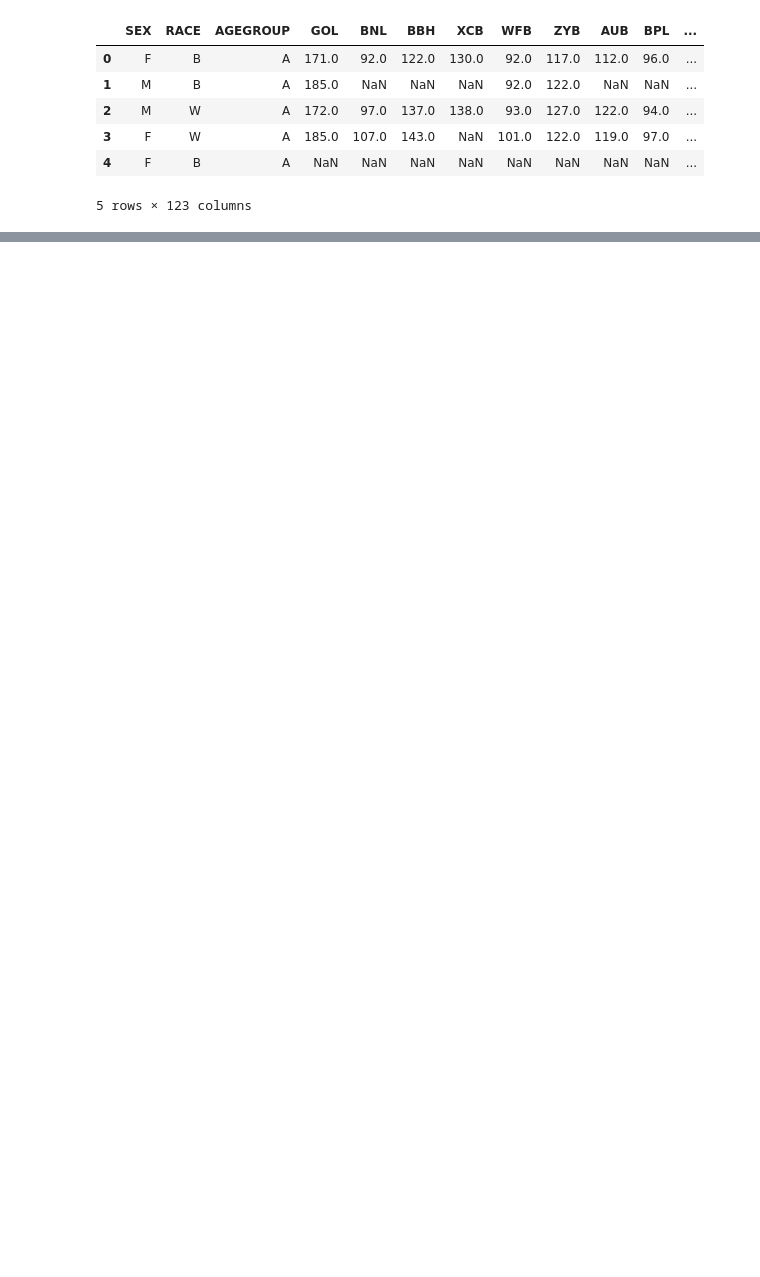
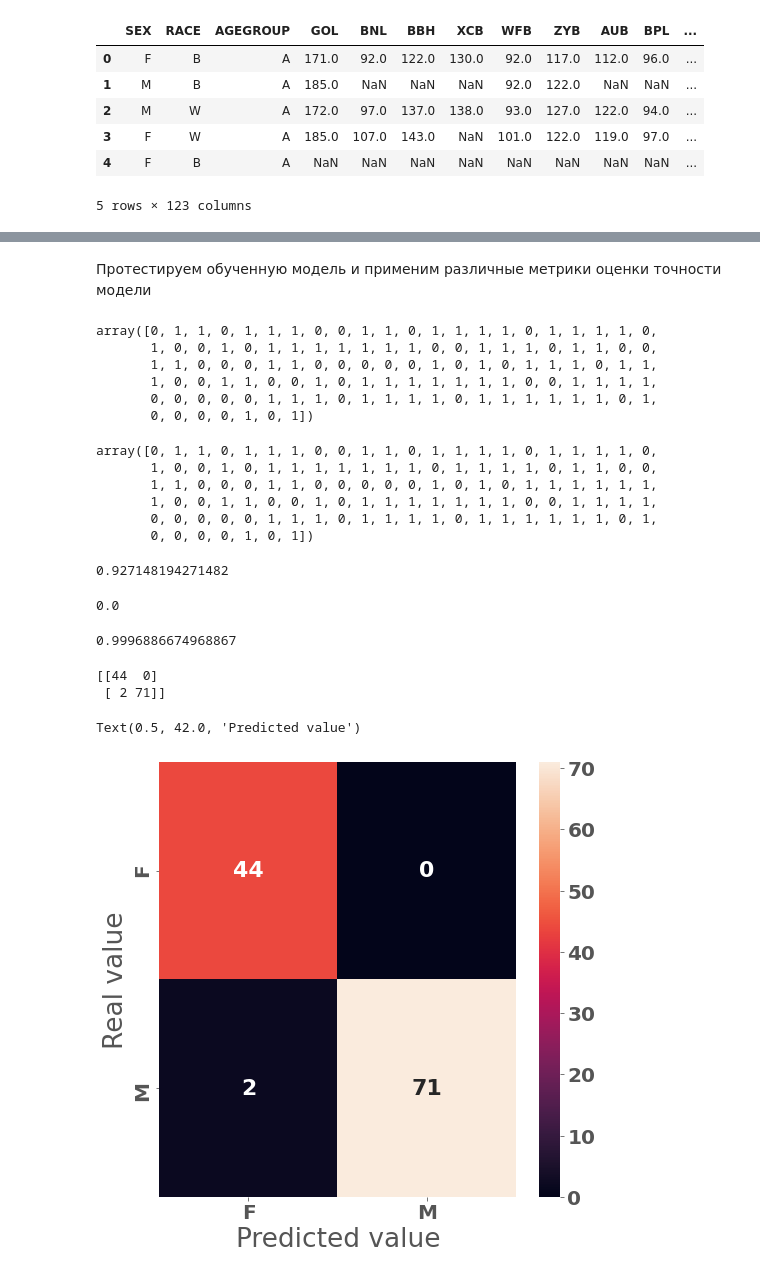
Before and after one commit to alexmal2804/hwds, a Jupyter notebook: course_project_1.ipynb, the cells around one changed output, grey strips where cells are left out. Saved outputs shown, nothing was run; the diff lists cells and outputs as text; code cells hidden in the pictures; blank space fills up the shorter version.

```diff
--- a/course_project_1.ipynb
+++ b/course_project_1.ipynb
@@ -70,0 +361,58 @@ df.head()
+# %% [markdown]
+Протестируем обученную модель и применим различные метрики оценки точности модели
+# %%
+# Выполним предсказание на тестовом наборе данных
+preds_logistic = gs_logistic.predict(X_test)
+preds_logistic
+# %% [output]
+array([0, 1, 1, 0, 1, 1, 1, 0, 0, 1, 1, 0, 1, 1, 1, 1, 0, 1, 1, 1, 1, 0,
+       1, 0, 0, 1, 0, 1, 1, 1, 1, 1, 1, 1, 0, 0, 1, 1, 1, 0, 1, 1, 0, 0,
+       1, 1, 0, 0, 0, 1, 1, 0, 0, 0, 0, 0, 1, 0, 1, 0, 1, 1, 1, 0, 1, 1,
+       1, 0, 0, 1, 1, 0, 0, 1, 0, 1, 1, 1, 1, 1, 1, 1, 0, 0, 1, 1, 1, 1,
+       0, 0, 0, 0, 0, 1, 1, 1, 0, 1, 1, 1, 1, 0, 1, 1, 1, 1, 1, 1, 0, 1,
+       0, 0, 0, 0, 1, 0, 1])
+# %%
+y_test
+# %% [output]
+array([0, 1, 1, 0, 1, 1, 1, 0, 0, 1, 1, 0, 1, 1, 1, 1, 0, 1, 1, 1, 1, 0,
+       1, 0, 0, 1, 0, 1, 1, 1, 1, 1, 1, 1, 0, 1, 1, 1, 1, 0, 1, 1, 0, 0,
+       1, 1, 0, 0, 0, 1, 1, 0, 0, 0, 0, 0, 1, 0, 1, 0, 1, 1, 1, 1, 1, 1,
+       1, 0, 0, 1, 1, 0, 0, 1, 0, 1, 1, 1, 1, 1, 1, 1, 0, 0, 1, 1, 1, 1,
+       0, 0, 0, 0, 0, 1, 1, 1, 0, 1, 1, 1, 1, 0, 1, 1, 1, 1, 1, 1, 0, 1,
+       0, 0, 0, 0, 1, 0, 1])
+# %%
+# Отобразим метрику R^2 (наилучшее возможное значение 1.0)
+metrics.r2_score(y_test, preds_logistic)
+# %% [output]
+0.927148194271482
+# %%
+# Отобразим метрику MAE (наилучшее возможное значение 0.0)
+metrics.median_absolute_error(y_test, preds_logistic)
+# %% [output]
+0.0
+# %%
+# Отобразим метрику ROC AUC
+predict_proba = gs_logistic.predict_proba(X_test)[:, 1]
+AUC_1 = roc_auc_score(y_test, predict_proba)
+AUC_1
+# %% [output]
+0.9996886674968867
+# %%
+# Построим confusion matrix
+fig = plt.figure(figsize=(8,8))
+nn_mtx = metrics.confusion_matrix(y_test, preds_logistic)
+print(nn_mtx)
+font = {'weight' : 'bold', 'size'   :22}
+matplotlib.rc('font', **font)
+matplotlib.rc('xtick', labelsize=20)
+matplotlib.rc('ytick', labelsize=20)
+sns.heatmap(nn_mtx, annot=True, fmt="d",
+            xticklabels=encoders["SEX"].classes_,
+            yticklabels=encoders["SEX"].classes_)
+plt.ylabel("Real value")
+plt.xlabel("Predicted value")
+# %% [output]
+[[44  0]
+ [ 2 71]]
+Text(0.5, 42.0, 'Predicted value')
+[figure, added]
```
Also changed, not shown: parts of 82 cells of this notebook.
